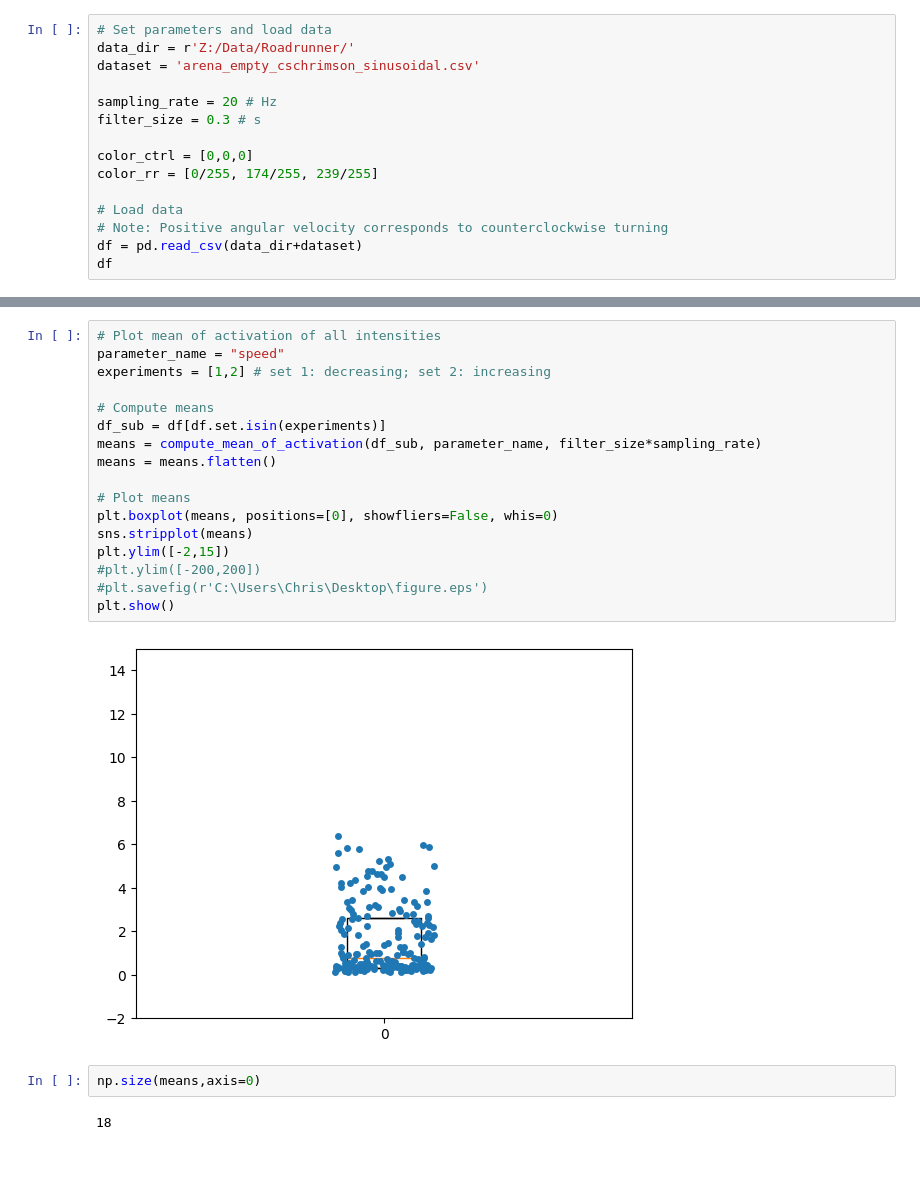
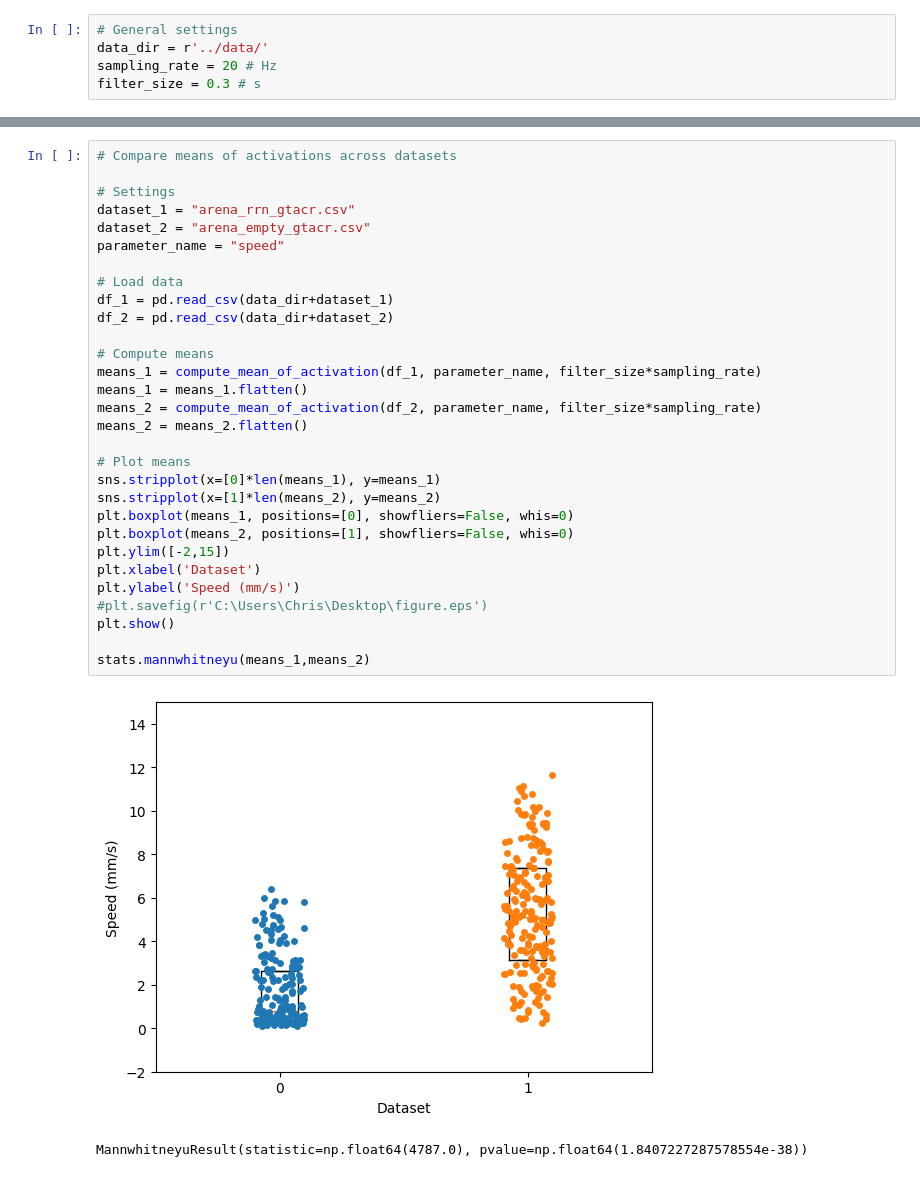
Before and after one commit to chrisjdallmann/roadrunner, a Jupyter notebook: code/arena_analysis.ipynb, the cells around one changed output, grey strips where cells are left out. Cells and saved outputs as stored; diff of their text form.

```diff
--- a/code/arena_analysis.ipynb
+++ b/code/arena_analysis.ipynb
@@ -12,15 +41,5 @@ import seaborn as sns
 # %%
-# Set parameters and load data
-data_dir = r'Z:/Data/Roadrunner/'
-dataset = 'arena_empty_cschrimson_sinusoidal.csv'
-
+# General settings
+data_dir = r'../data/'
 sampling_rate = 20 # Hz
 filter_size = 0.3 # s
-
-color_ctrl = [0,0,0]
-color_rr = [0/255, 174/255, 239/255]
-
-# Load data
-# Note: Positive angular velocity corresponds to counterclockwise turning
-df = pd.read_csv(data_dir+dataset)
-df
@@ -198,23 +298,33 @@ array([[3.08232556, 0.98690429, 2.15116565, 2.04729905, 2.35595991],
 # %%
-# Plot mean of activation of all intensities
+# Compare means of activations across datasets
+
+# Settings
+dataset_1 = "arena_rrn_gtacr.csv"
+dataset_2 = "arena_empty_gtacr.csv"
 parameter_name = "speed"
-experiments = [1,2] # set 1: decreasing; set 2: increasing
+
+# Load data
+df_1 = pd.read_csv(data_dir+dataset_1)
+df_2 = pd.read_csv(data_dir+dataset_2)
 
 # Compute means
-df_sub = df[df.set.isin(experiments)]
-means = compute_mean_of_activation(df_sub, parameter_name, filter_size*sampling_rate)
-means = means.flatten()
+means_1 = compute_mean_of_activation(df_1, parameter_name, filter_size*sampling_rate)
+means_1 = means_1.flatten()
+means_2 = compute_mean_of_activation(df_2, parameter_name, filter_size*sampling_rate)
+means_2 = means_2.flatten()
 
 # Plot means
-plt.boxplot(means, positions=[0], showfliers=False, whis=0)
-sns.stripplot(means)
+sns.stripplot(x=[0]*len(means_1), y=means_1)
+sns.stripplot(x=[1]*len(means_2), y=means_2)
+plt.boxplot(means_1, positions=[0], showfliers=False, whis=0)
+plt.boxplot(means_2, positions=[1], showfliers=False, whis=0)
 plt.ylim([-2,15])
-#plt.ylim([-200,200])
+plt.xlabel('Dataset')
+plt.ylabel('Speed (mm/s)')
 #plt.savefig(r'C:\Users\Chris\Desktop\figure.eps')
 plt.show()
+
+stats.mannwhitneyu(means_1,means_2)
 # %% [output]
-[figure, old version]
+[figure, new version]
+MannwhitneyuResult(statistic=np.float64(4787.0), pvalue=np.float64(1.8407227287578554e-38))
-# %%
-np.size(means,axis=0)
-# %% [output]
-18
```
Also changed, not shown: parts of 22 cells of this notebook, 6 other files.
